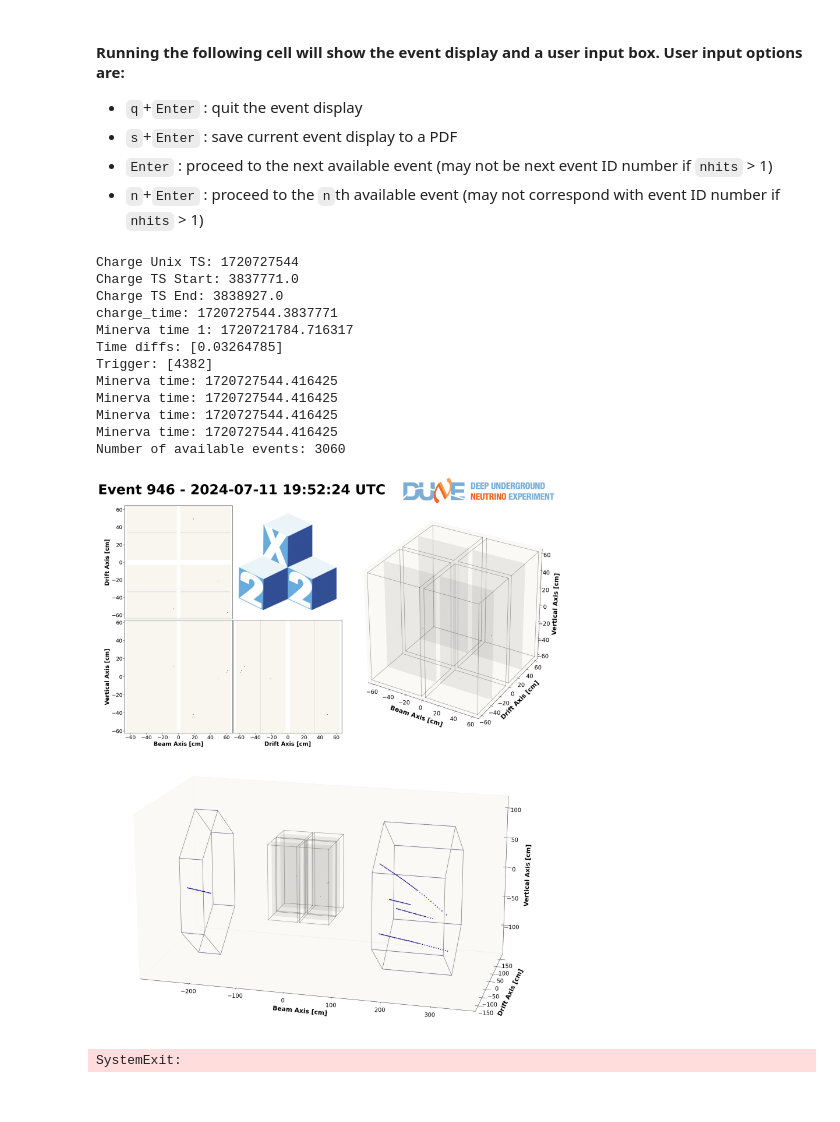
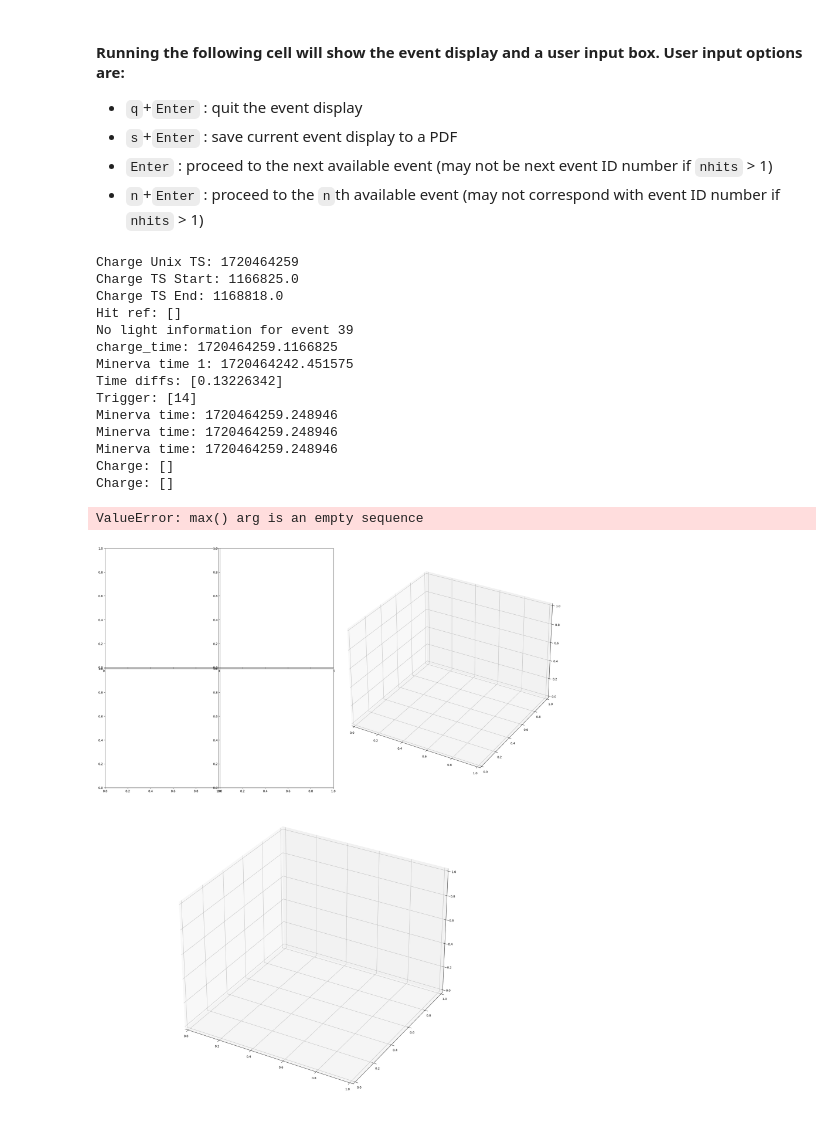
Before and after one commit to DUNE/ndlar_flow, a Jupyter notebook: event_display/LAr_evd/lar_evd_example.ipynb, the cells around one changed output. Saved outputs shown, nothing was run; the diff lists cells and outputs as text; code cells hidden in the pictures.

```diff
--- a/event_display/LAr_evd/lar_evd_example.ipynb
+++ b/event_display/LAr_evd/lar_evd_example.ipynb
@@ -27,16 +27,16 @@ Hello
 #file = 'packet-0050005-2024_07_03_08_23_10_CDT.FLOW.hdf5' #'packet-0050005-2024_07_03_09_33_18_CDT.FLOW.hdf5'
 #directory = '/global/cfs/cdirs/dune/www/data/2x2/nearline/flowed_charge/beam/july7_2024/half_nominal_hv/'
 #file = 'packet-0050011-2024_07_07_13_09_28_CDT.FLOW.hdf5'
-directory = '/global/cfs/cdirs/dune/users/ehinkle/nd_prototypes_ana/2x2_data_tests/'#'/global/cfs/cdirs/dune/users/calivers/marjolein_files/' #CHARGE LIGHT MATCHED
-file = 'combined_0050017-2024_07_08_13_43_25_CDT.FLOW_FIX.hdf5'
+#directory = '/global/cfs/cdirs/dune/users/ehinkle/nd_prototypes_ana/2x2_data_tests/'#'/global/cfs/cdirs/dune/users/calivers/marjolein_files/' #CHARGE LIGHT MATCHED
+#file = 'combined_0050017-2024_07_08_13_43_25_CDT.FLOW_FIX.hdf5'
 
 # Stephen's events: [290, 302, 789, 836, 848, 903, 945, 1270, 1312, 1500] (in original file)
-directory = '/global/cfs/cdirs/dune/www/data/2x2/nearline/flowed_charge/beam/july10_2024/nominal_hv/'
-file = 'packet-0050018-2024_07_11_14_49_19_CDT.FLOW.hdf5'
+#directory = '/global/cfs/cdirs/dune/www/data/2x2/nearline/flowed_charge/beam/july10_2024/nominal_hv/'
+#file = 'packet-0050018-2024_07_11_14_49_19_CDT.FLOW.hdf5'
 
 # Sam's files:
-#directory = '/global/cfs/cdirs/dune/users/sfogarty/2x2/'#'/global/cfs/cdirs/dune/www/data/2x2/nearline/flowed_charge/REFLOW/v1/beam/july8_2024/nominal_hv/'
-#file = 'packet-0050017-2024_07_08_13_43_25_CDT_mpd_run_hvramp_rctl_104_p0.FLOW.hdf5'#'packet-0050017-2024_07_08_13_43_25_CDT_mpd_run_hvramp_rctl_104_p0.FLOW.hdf5'
+directory = '/global/cfs/cdirs/dune/users/sfogarty/2x2/'#'/global/cfs/cdirs/dune/users/sfogarty/2x2/'#'/global/cfs/cdirs/dune/www/data/2x2/nearline/flowed_charge/REFLOW/v1/beam/july8_2024/nominal_hv/'
+file = 'packet-0050017-2024_07_08_13_43_25_CDT_noOffBeam_tsWindow1000_mpd_run_hvramp_rctl_104_p1.FLOW.hdf5'
 
 # You should be able to keep these two lines as is OR you can change them to reflect where the logos
 # live in your ndlar-flow directory
@@ -44,7 +44,8 @@ logodune = '/global/cfs/cdirs/dune/users/ehinkle/nd_prototypes_ana/2x2_sim/run-n
 logo2x2 = '/global/cfs/cdirs/dune/users/ehinkle/nd_prototypes_ana/2x2_sim/run-ndlar-flow/ndlar_flow/event_display/LAr_evd/2x2logo.png'
 
 mx2_dir = '/global/cfs/cdirs/dune/www/data/2x2/Mx2/dst/'
-mx2_filename = 'TS1_00050018_0012_numib_v09_2407111816_DST.root'#'TS1_00050011_0010_numib_v09_2407081115_DST.root'
+#mx2_filename = 'TS1_00050018_0012_numib_v09_2407111816_DST.root'#'TS1_00050011_0010_numib_v09_2407081115_DST.root'
+mx2_filename = 'TS1_00050017_0001_numip_v09_2407081843_DST.root'# FOR SAM'S FILE
 mx2_file =mx2_dir+mx2_filename
 # %% [markdown]
 #### Running the following cell will show the event display and a user input box. User input options are:
@@ -54,21 +55,23 @@ mx2_file =mx2_dir+mx2_filename
  - `Enter` : proceed to the next available event (may not be next event ID number if `nhits` > 1)
  - `n`+`Enter` : proceed to the `n`th available event (may not correspond with event ID number if `nhits` > 1)
 # %%
-evd = LArEventDisplay(filedir=directory, filename=file, dune_logo=logodune, subexp_logo=logo2x2, nhits=0, ntrigs=0, show_light=False, public=True, filepath_mx2=mx2_file)
+evd = LArEventDisplay(filedir=directory, filename=file, dune_logo=logodune, subexp_logo=logo2x2, nhits=1000, ntrigs=1, show_light=True, public=True, filepath_mx2=mx2_file)
 
 evd.run()
 # %% [output]
-Charge Unix TS: 1720727544
-Charge TS Start: 3837771.0
-Charge TS End: 3838927.0
-charge_time: 1720727544.3837771
-Minerva time 1: 1720721784.716317
-Time diffs: [0.03264785]
-Trigger: [4382]
-Minerva time: 1720727544.416425
-Minerva time: 1720727544.416425
-Minerva time: 1720727544.416425
-Minerva time: 1720727544.416425
-Number of available events: 3060
+Charge Unix TS: 1720464259
+Charge TS Start: 1166825.0
+Charge TS End: 1168818.0
+Hit ref: []
+No light information for event 39
+charge_time: 1720464259.1166825
+Minerva time 1: 1720464242.451575
+Time diffs: [0.13226342]
+Trigger: [14]
+Minerva time: 1720464259.248946
+Minerva time: 1720464259.248946
+Minerva time: 1720464259.248946
+Charge: []
+Charge: []
+ValueError: max() arg is an empty sequence
-[figure, old version]
+[figure, new version]
-SystemExit:
```
Also changed, not shown: parts of 1 cell of this notebook, 1 other file.
